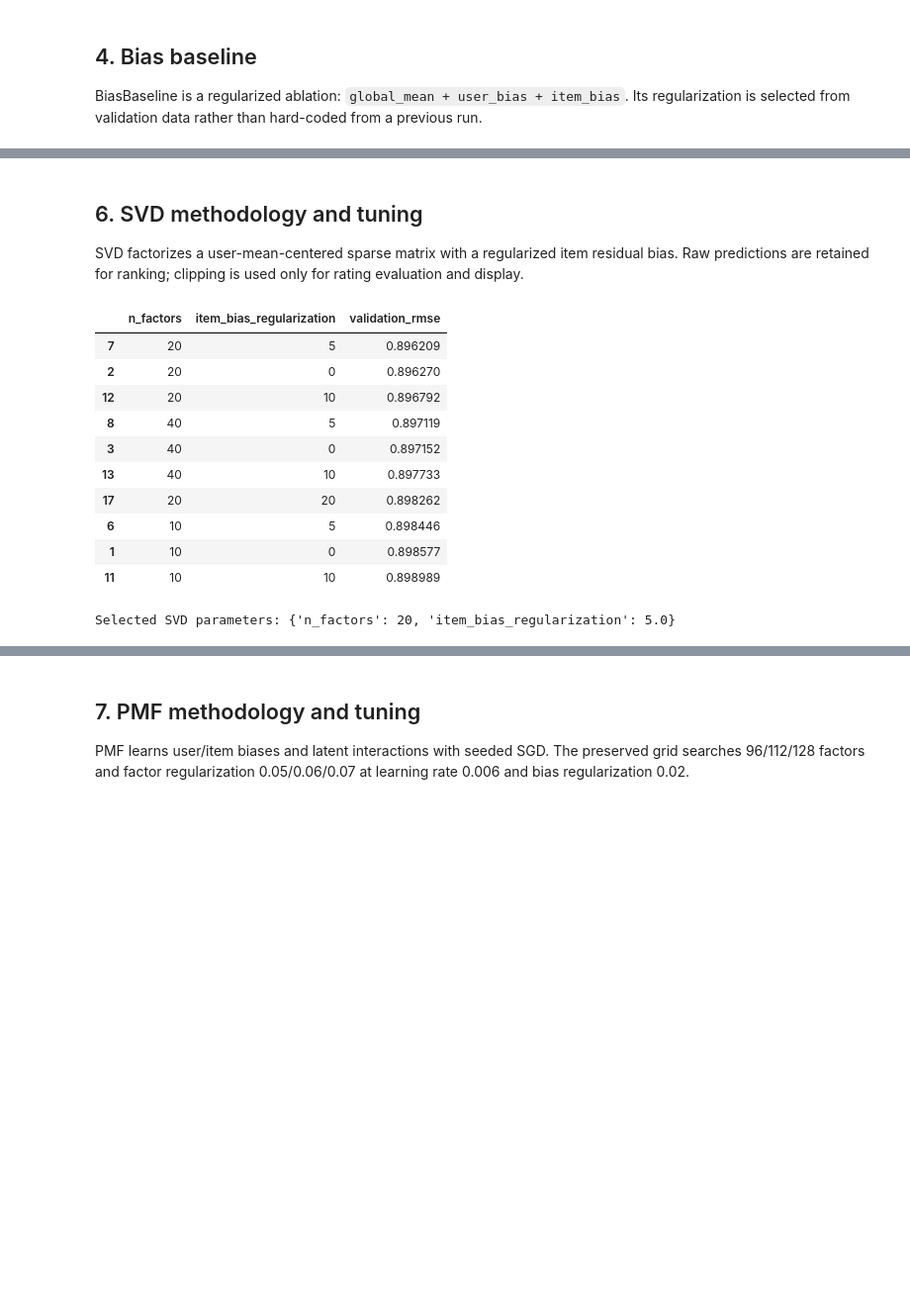
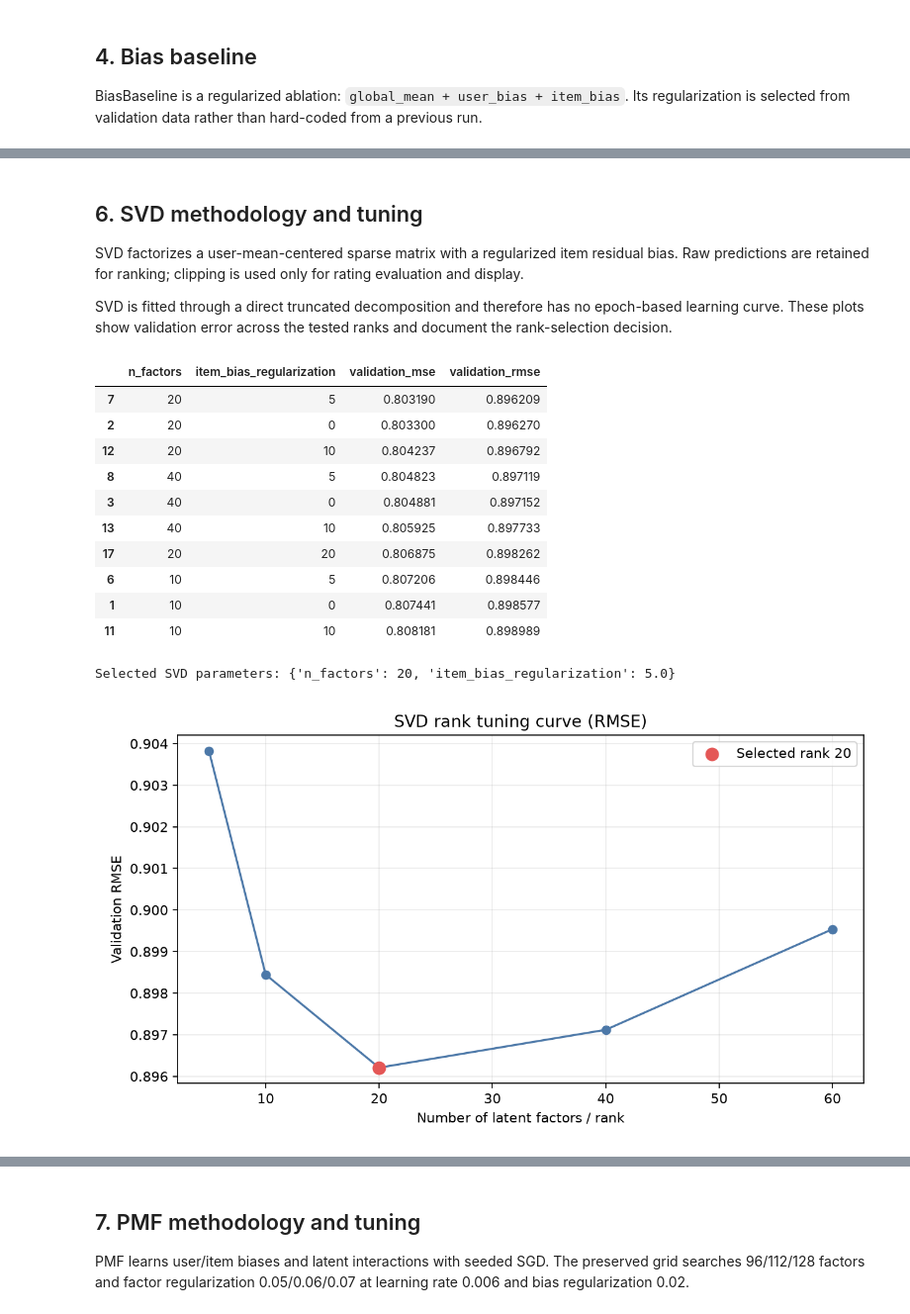
Before and after one commit to legion2440/matrix-factorization, a Jupyter notebook: Movie_Recommender_System.ipynb, the cells around one changed output, grey strips where cells are left out. Shown at 99% size. Cells and saved outputs as stored; diff of their text form; code cells hidden in the pictures; blank space fills up the shorter version.

```diff
--- a/Movie_Recommender_System.ipynb
+++ b/Movie_Recommender_System.ipynb
@@ -177,19 +319,26 @@ Neighbor diagnostics: {'stored_neighbor_count': 274545, 'similarities_finite': T
 SVD factorizes a user-mean-centered sparse matrix with a regularized item
 residual bias. Raw predictions are retained for ranking; clipping is used
 only for rating evaluation and display.
+
+SVD is fitted through a direct truncated decomposition and therefore has
+no epoch-based learning curve. These plots show validation error across
+the tested ranks and document the rank-selection decision.
 # %%
 display(svd_tuning.sort_values("validation_rmse").head(10))
 print("Selected SVD parameters:", metrics["svd_best_params"])
+display(Image(filename=str(REPORTS / "svd_rank_tuning_rmse.png")))
+display(Image(filename=str(REPORTS / "svd_rank_tuning_mse.png")))
 # %% [output]
-|  | n_factors | item_bias_regularization | validation_rmse |
-| 7 | 20 | 5 | 0.896209 |
-| 2 | 20 | 0 | 0.896270 |
-| 12 | 20 | 10 | 0.896792 |
-| 8 | 40 | 5 | 0.897119 |
-| 3 | 40 | 0 | 0.897152 |
-| 13 | 40 | 10 | 0.897733 |
-| 17 | 20 | 20 | 0.898262 |
-| 6 | 10 | 5 | 0.898446 |
-| 1 | 10 | 0 | 0.898577 |
-| 11 | 10 | 10 | 0.898989 |
+|  | n_factors | item_bias_regularization | validation_mse | validation_rmse |
+| 7 | 20 | 5 | 0.803190 | 0.896209 |
+| 2 | 20 | 0 | 0.803300 | 0.896270 |
+| 12 | 20 | 10 | 0.804237 | 0.896792 |
+| 8 | 40 | 5 | 0.804823 | 0.897119 |
+| 3 | 40 | 0 | 0.804881 | 0.897152 |
+| 13 | 40 | 10 | 0.805925 | 0.897733 |
+| 17 | 20 | 20 | 0.806875 | 0.898262 |
+| 6 | 10 | 5 | 0.807206 | 0.898446 |
+| 1 | 10 | 0 | 0.807441 | 0.898577 |
+| 11 | 10 | 10 | 0.808181 | 0.898989 |
 Selected SVD parameters: {'n_factors': 20, 'item_bias_regularization': 5.0}
+[figure, added]
```
Also changed, not shown: parts of 33 cells of this notebook, 36 other files.
